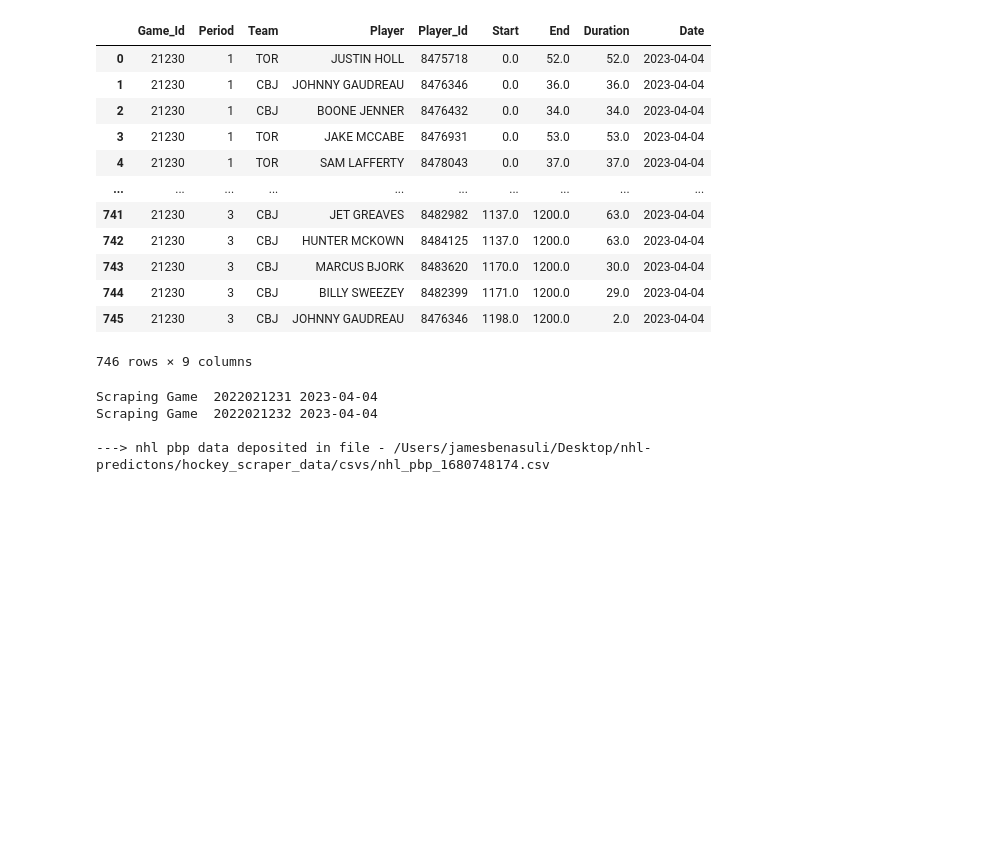
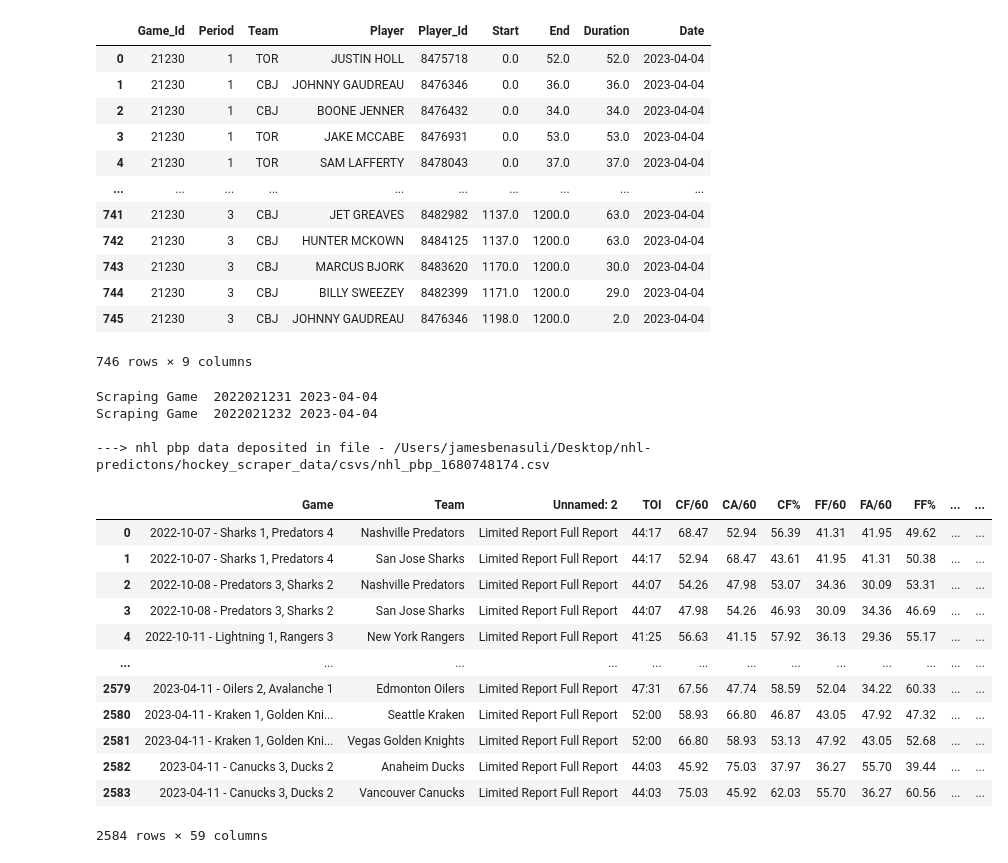
Before and after one commit to jbenasuli/nhl-predictons, a Jupyter notebook: scraping/scraping-sandbox.ipynb, the cells around one changed output. Cells and saved outputs as stored; diff of their text form; code cells hidden in the pictures; blank space fills up the shorter version.

```diff
--- a/scraping/scraping-sandbox.ipynb
+++ b/scraping/scraping-sandbox.ipynb
@@ -167,3 +167,31 @@ Scraping Game  2022021231 2023-04-04
 Scraping Game  2022021232 2023-04-04
 
 ---> nhl pbp data deposited in file - /Users/jamesbenasuli/Desktop/nhl-predictons/hockey_scraper_data/csvs/nhl_pbp_1680748174.csv
+# %%
+import pandas as pd
+import requests
+from bs4 import BeautifulSoup
+
+url = "https://www.naturalstattrick.com/games.php?fromseason=20222023&thruseason=20222023&stype=2&sit=sva&loc=B&team=All&rate=y"
+
+response = requests.get(url)
+soup = BeautifulSoup(response.text, 'html.parser')
+
+table = soup.find_all("table")[0]
+df = pd.read_html(str(table))[0]
+# %%
+df
+# %% [output]
+|  | Game | Team | Unnamed: 2 | TOI | CF/60 | CA/60 | CF% | FF/60 | FA/60 | FF% | ... | ... |
+| 0 | 2022-10-07 - Sharks 1, Predators 4 | Nashville Predators | Limited Report Full Report | 44:17 | 68.47 | 52.94 | 56.39 | 41.31 | 41.95 | 49.62 | ... | ... |
+| 1 | 2022-10-07 - Sharks 1, Predators 4 | San Jose Sharks | Limited Report Full Report | 44:17 | 52.94 | 68.47 | 43.61 | 41.95 | 41.31 | 50.38 | ... | ... |
+| 2 | 2022-10-08 - Predators 3, Sharks 2 | Nashville Predators | Limited Report Full Report | 44:07 | 54.26 | 47.98 | 53.07 | 34.36 | 30.09 | 53.31 | ... | ... |
+| 3 | 2022-10-08 - Predators 3, Sharks 2 | San Jose Sharks | Limited Report Full Report | 44:07 | 47.98 | 54.26 | 46.93 | 30.09 | 34.36 | 46.69 | ... | ... |
+| 4 | 2022-10-11 - Lightning 1, Rangers 3 | New York Rangers | Limited Report Full Report | 41:25 | 56.63 | 41.15 | 57.92 | 36.13 | 29.36 | 55.17 | ... | ... |
+| ... | ... | ... | ... | ... | ... | ... | ... | ... | ... | ... | ... | ... |
+| 2579 | 2023-04-11 - Oilers 2, Avalanche 1 | Edmonton Oilers | Limited Report Full Report | 47:31 | 67.56 | 47.74 | 58.59 | 52.04 | 34.22 | 60.33 | ... | ... |
+| 2580 | 2023-04-11 - Kraken 1, Golden Kni... | Seattle Kraken | Limited Report Full Report | 52:00 | 58.93 | 66.80 | 46.87 | 43.05 | 47.92 | 47.32 | ... | ... |
+| 2581 | 2023-04-11 - Kraken 1, Golden Kni... | Vegas Golden Knights | Limited Report Full Report | 52:00 | 66.80 | 58.93 | 53.13 | 47.92 | 43.05 | 52.68 | ... | ... |
+| 2582 | 2023-04-11 - Canucks 3, Ducks 2 | Anaheim Ducks | Limited Report Full Report | 44:03 | 45.92 | 75.03 | 37.97 | 36.27 | 55.70 | 39.44 | ... | ... |
+| 2583 | 2023-04-11 - Canucks 3, Ducks 2 | Vancouver Canucks | Limited Report Full Report | 44:03 | 75.03 | 45.92 | 62.03 | 55.70 | 36.27 | 60.56 | ... | ... |
+2584 rows × 59 columns
```
Also changed, not shown: 1 other file.
